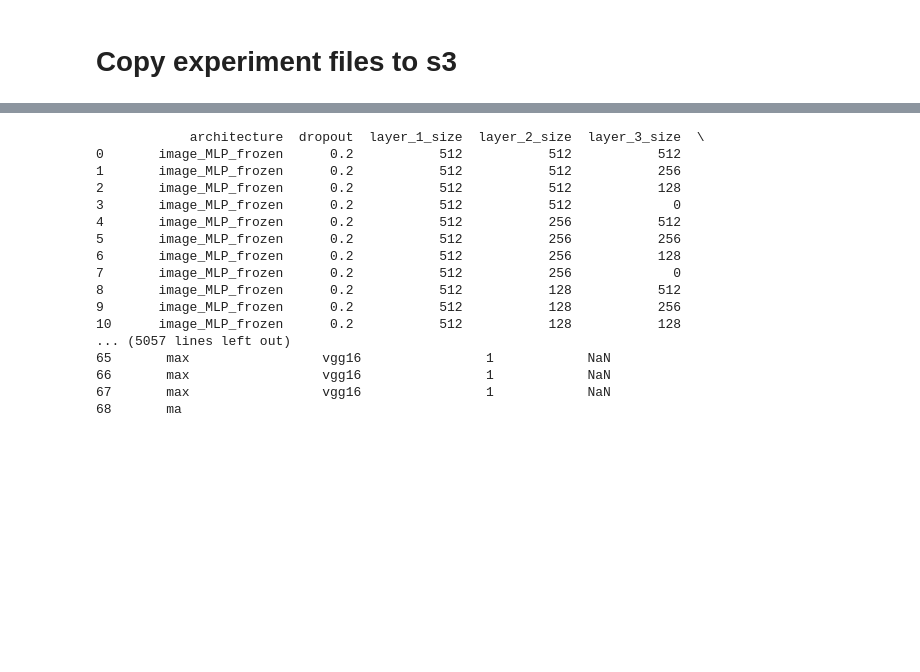
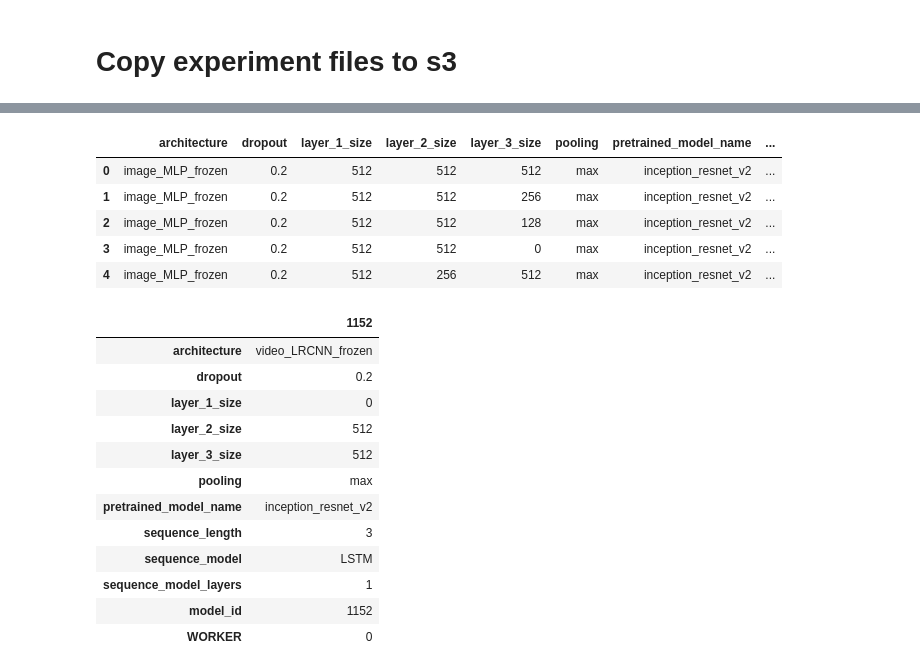
Before and after one commit to alxcnwy/Deep-Neural-Networks-for-Video-Classification, a Jupyter notebook: notebooks/experiments_create_lists.ipynb, the cells around one changed output, grey strips where cells are left out. Saved outputs shown, nothing was run; the diff lists cells and outputs as text; code cells hidden in the pictures; blank space fills up the shorter version.

Commit message:
fix experiment list

```diff
--- a/notebooks/experiments_create_lists.ipynb
+++ b/notebooks/experiments_create_lists.ipynb
@@ -381,0 +418,7 @@ for i, model_id in enumerate(model_ids):
+# %%
+WORKER_ID = 0
+GPU_ID = 0
+experiment_batch_name = 'experiment_batch_1'
+
+os.environ["CUDA_DEVICE_ORDER"]="PCI_BUS_ID"
+os.environ["CUDA_VISIBLE_DEVICES"]=str(WORKER_ID)
@@ -381,0 +442,3 @@ for i, model_id in enumerate(model_ids):
+# %%
+# load list of experiments
+experiments = pd.read_csv(pwd + "experiments/" + experiment_batch_name + '.csv')
@@ -382,20 +472,25 @@ for i, model_id in enumerate(model_ids):
 # %%
-experiments
+experiments.head()
 # %% [output]
-            architecture  dropout  layer_1_size  layer_2_size  layer_3_size  \
-0       image_MLP_frozen      0.2           512           512           512
-1       image_MLP_frozen      0.2           512           512           256
-2       image_MLP_frozen      0.2           512           512           128
-3       image_MLP_frozen      0.2           512           512             0
-4       image_MLP_frozen      0.2           512           256           512
-5       image_MLP_frozen      0.2           512           256           256
-6       image_MLP_frozen      0.2           512           256           128
-7       image_MLP_frozen      0.2           512           256             0
-8       image_MLP_frozen      0.2           512           128           512
-9       image_MLP_frozen      0.2           512           128           256
-10      image_MLP_frozen      0.2           512           128           128
-... (5057 lines left out)
-65       max                 vgg16                1            NaN
-66       max                 vgg16                1            NaN
-67       max                 vgg16                1            NaN
-68       ma
+|  | architecture | dropout | layer_1_size | layer_2_size | layer_3_size | pooling | pretrained_model_name | ... |
+| 0 | image_MLP_frozen | 0.2 | 512 | 512 | 512 | max | inception_resnet_v2 | ... |
+| 1 | image_MLP_frozen | 0.2 | 512 | 512 | 256 | max | inception_resnet_v2 | ... |
+| 2 | image_MLP_frozen | 0.2 | 512 | 512 | 128 | max | inception_resnet_v2 | ... |
+| 3 | image_MLP_frozen | 0.2 | 512 | 512 | 0 | max | inception_resnet_v2 | ... |
+| 4 | image_MLP_frozen | 0.2 | 512 | 256 | 512 | max | inception_resnet_v2 | ... |
+# %%
+experiments[experiments['model_id'] == 1152].T
+# %% [output]
+|  | 1152 |
+| architecture | video_LRCNN_frozen |
+| dropout | 0.2 |
+| layer_1_size | 0 |
+| layer_2_size | 512 |
+| layer_3_size | 512 |
+| pooling | max |
+| pretrained_model_name | inception_resnet_v2 |
+| sequence_length | 3 |
+| sequence_model | LSTM |
+| sequence_model_layers | 1 |
+| model_id | 1152 |
+| WORKER | 0 |
```
Also changed, not shown: parts of 16 cells of this notebook, 1 other file.
